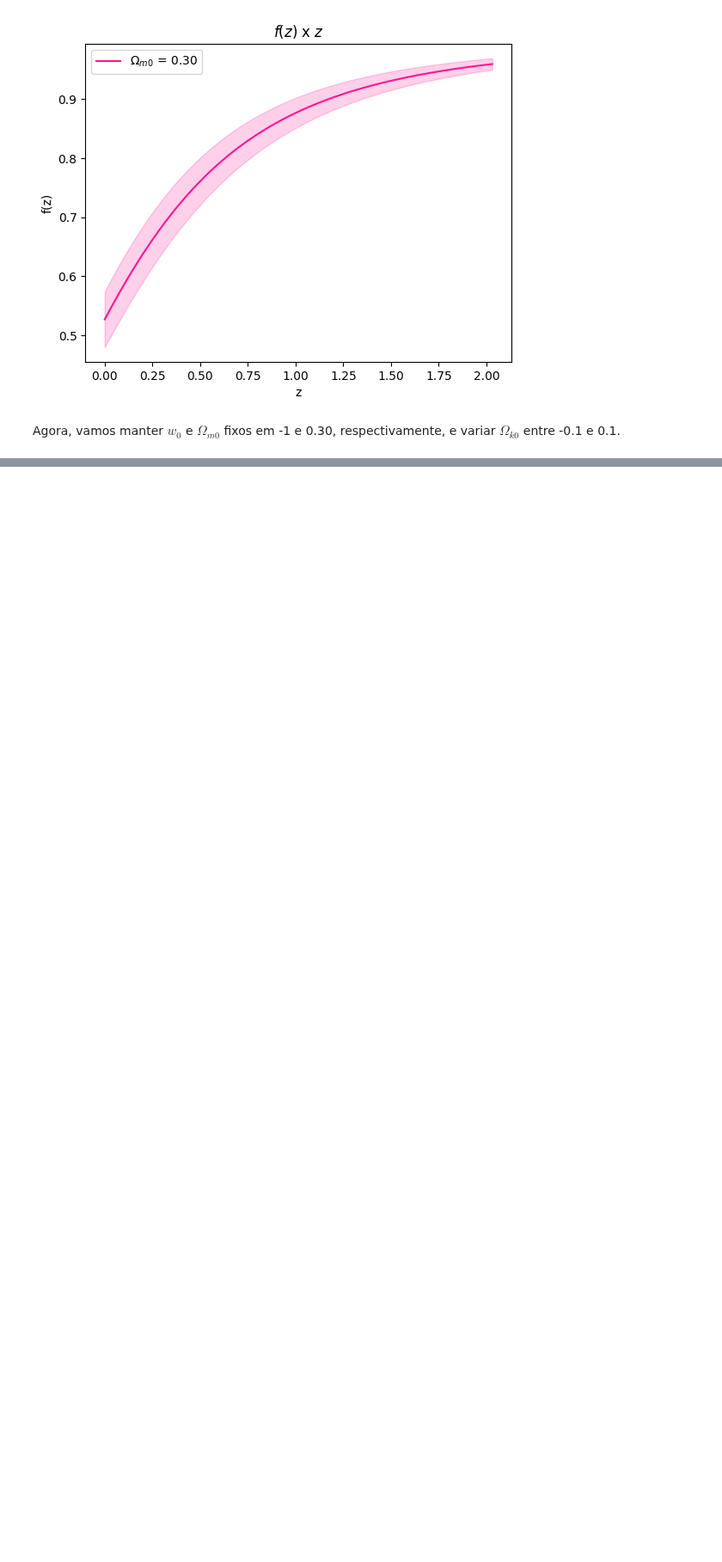
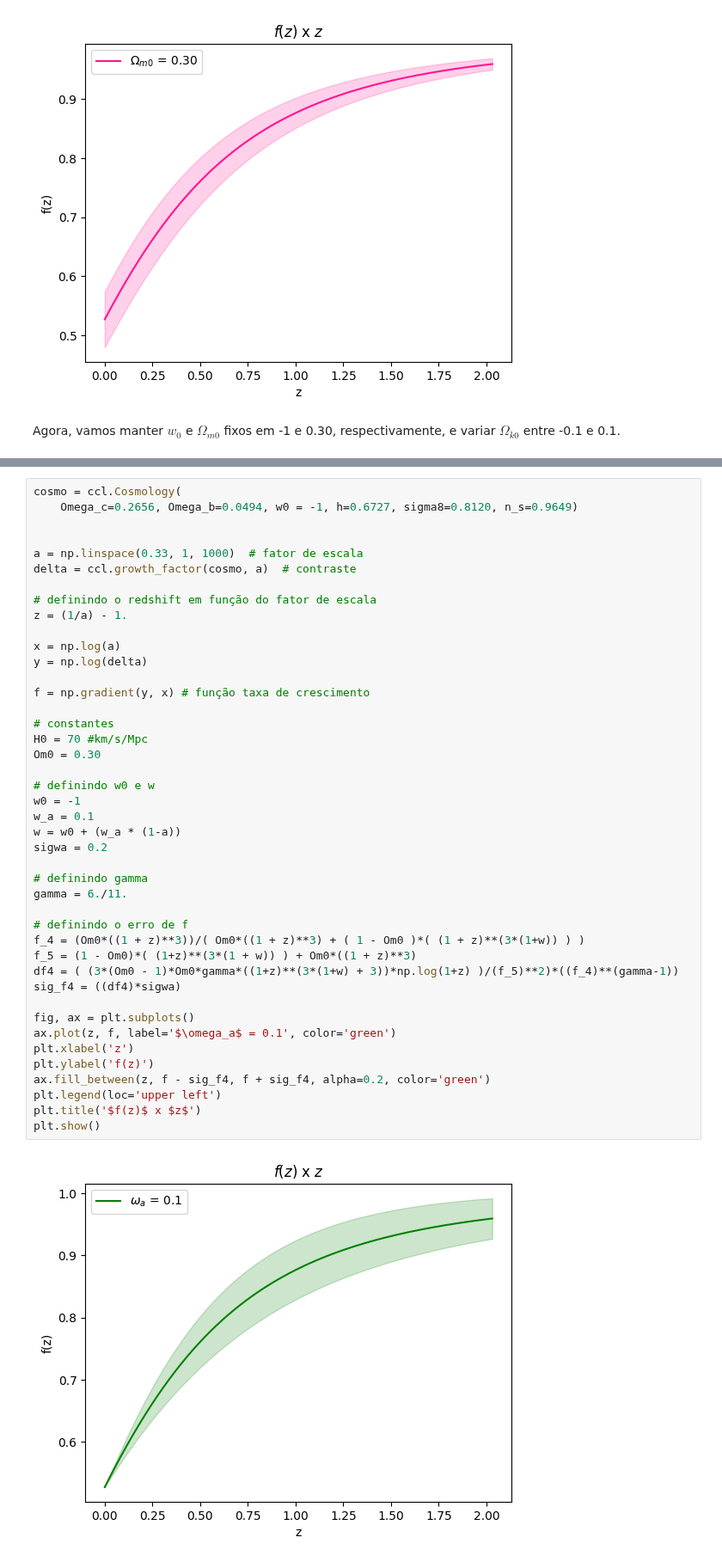
Before and after one commit to fernanda0402/Doutorado, a Jupyter notebook: Taxa_de_crescimento_de_estruturas.ipynb, the cells around one changed output, grey strips where cells are left out. Shown at 86% size. Cells and saved outputs as stored; diff of their text form; blank space fills up the shorter version.

```diff
--- a/Taxa_de_crescimento_de_estruturas.ipynb
+++ b/Taxa_de_crescimento_de_estruturas.ipynb
@@ -152,0 +201,45 @@ w0 = -1
+# %%
+cosmo = ccl.Cosmology(
+    Omega_c=0.2656, Omega_b=0.0494, w0 = -1, h=0.6727, sigma8=0.8120, n_s=0.9649)
+
+
+a = np.linspace(0.33, 1, 1000)  # fator de escala
+delta = ccl.growth_factor(cosmo, a)  # contraste
+
+# definindo o redshift em função do fator de escala
+z = (1/a) - 1.
+
+x = np.log(a)
+y = np.log(delta)
+
+f = np.gradient(y, x) # função taxa de crescimento
+
+# constantes
+H0 = 70 #km/s/Mpc
+Om0 = 0.30
+
+# definindo w0 e w
+w0 = -1
+w_a = 0.1
+w = w0 + (w_a * (1-a))
+sigwa = 0.2
+
+# definindo gamma
+gamma = 6./11.
+
+# definindo o erro de f
+f_4 = (Om0*((1 + z)**3))/( Om0*((1 + z)**3) + ( 1 - Om0 )*( (1 + z)**(3*(1+w)) ) )
+f_5 = (1 - Om0)*( (1+z)**(3*(1 + w)) ) + Om0*((1 + z)**3)
+df4 = ( (3*(Om0 - 1)*Om0*gamma*((1+z)**(3*(1+w) + 3))*np.log(1+z) )/(f_5)**2)*((f_4)**(gamma-1))
+sig_f4 = ((df4)*sigwa)
+
+fig, ax = plt.subplots()
+ax.plot(z, f, label='$\omega_a$ = 0.1', color='green')
+plt.xlabel('z')
+plt.ylabel('f(z)')
+ax.fill_between(z, f - sig_f4, f + sig_f4, alpha=0.2, color='green')
+plt.legend(loc='upper left')
+plt.title('$f(z)$ x $z$')
+plt.show()
+# %% [output]
+[figure, added]
```
Also changed, not shown: parts of 5 cells of this notebook.
